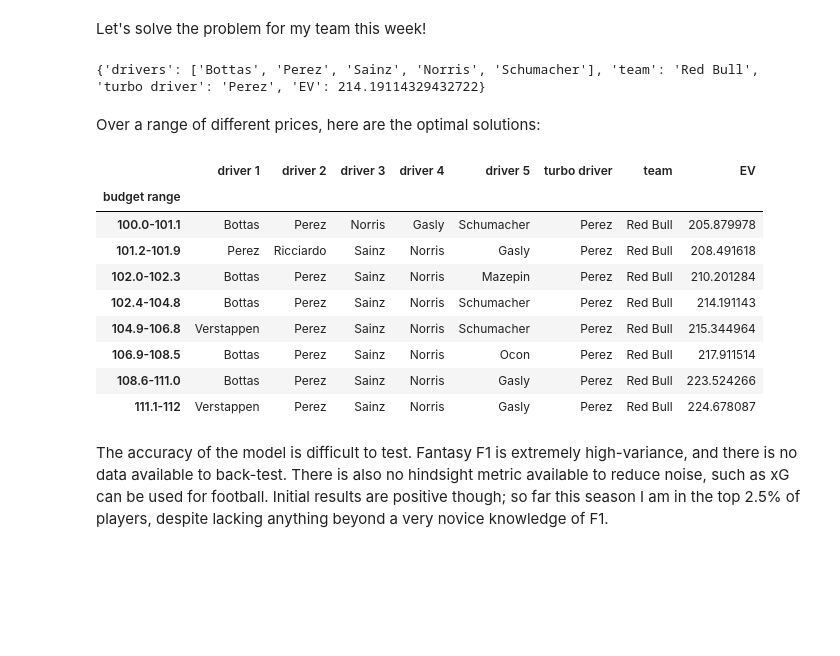
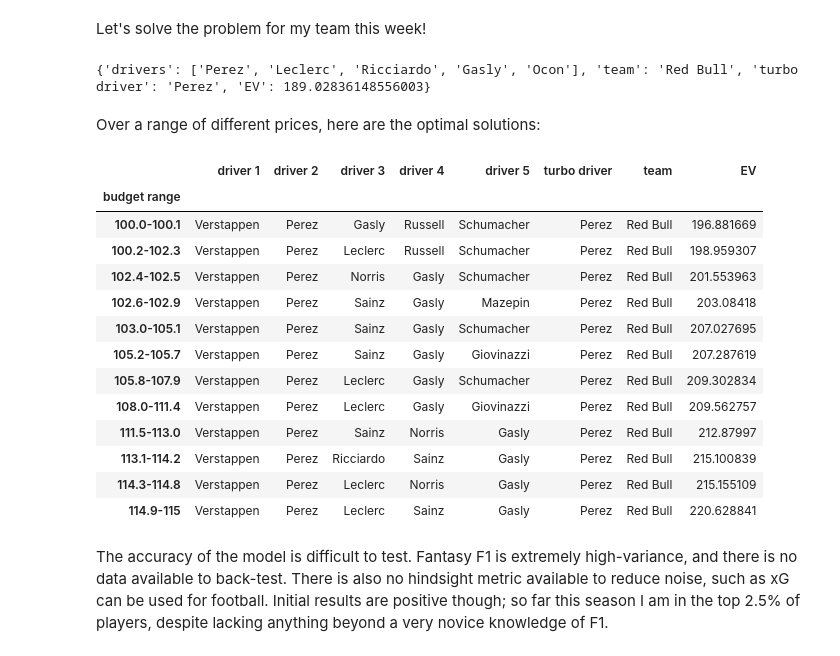
Before and after one commit to harryrgrove/F1_model, a Jupyter notebook: model.ipynb, the cells around one changed output. Saved outputs shown, nothing was run; the diff lists cells and outputs as text; code cells hidden in the pictures; blank space fills up the shorter version.

```diff
--- a/model.ipynb
+++ b/model.ipynb
@@ -614,3 +615,6 @@ race_streak_drivers = ['Bottas', 'Perez', 'Sainz', 'Norris']
+# %%
+q_streak_drivers = ['Perez', 'Norris']
+race_streak_drivers = []
 # %%
 for driver in pos_df.index:
     if driver in q_streak_drivers:
@@ -694,8 +698,8 @@ team_df.sort_values(by='EV', ascending=False)
 # %% [markdown]
 Constructors also get 5 points if both of their drivers get streaks in qualifying and 10 in race. We can work out the probability of this happening with the values from $\texttt{pos_df}$.
 # %%
-q_streak_teams = []
-race_streak_teams = ['Red Bull', 'Mercedes']
+q_streak_teams = ['Red Bull', 'Alphatauri', 'Mercedes']
+race_streak_teams = ['Ferrari']
 # %%
 for team in q_streak_teams:
     drivers = pos_df[pos_df['team']==team].index.tolist()
@@ -728,23 +732,23 @@ Now we move onto the last part of the model - using these EV projections to opti
 To do this, we need to get the prices of each driver and constructor.
 # %%
 driver_prices = {
-    'Hamilton': 33.0,
-    'Verstappen': 25.7,
-    'Perez': 18.3,
-    'Bottas': 23.2,
+    'Hamilton': 32.9,
+    'Verstappen': 25.6,
+    'Perez': 18.5,
+    'Bottas': 23.4,
     'Norris': 14.2,
-    'Leclerc': 17.7,
+    'Leclerc': 17.6,
     'Gasly': 11.9,
     'Ricciardo': 15.8,
-    'Sainz': 14.6,
+    'Sainz': 14.8,
     'Tsunoda': 8.2,
-    'Alonso': 15.1,
-    'Stroll': 13.3,
-    'Vettel': 15.2,
-    'Ocon': 10.2,
+    'Alonso': 15.0,
+    'Stroll': 13.2,
+    'Vettel': 15.1,
+    'Ocon': 10.3,
     'Russell': 6.3,
     'Raikkonen': 9.1,
-    'Giovinazzi': 8.0,
+    'Giovinazzi': 7.9,
     'Latifi': 6.4,
     'Schumacher': 5.7,
     'Mazepin': 5.3,
@@ -752,9 +756,9 @@ driver_prices = {
 
 team_prices = {
     'Mercedes': 37.1,
-    'Red Bull': 26.4,
-    'McLaren': 18.9,
-    'Ferrari': 18.8,
+    'Red Bull': 26.5,
+    'McLaren': 18.7,
+    'Ferrari': 18.9,
     'Alphatauri': 12.6,
     'Aston Martin': 16.4,
     'Alpine': 15.1,
@@ -873,57 +877,61 @@ Let's solve the problem for my team this week!
 # %%
 print(
     solve_team(
-        budget=103.4,
-        owned_drivers=['Verstappen', 'Gasly', 'Norris', 'Leclerc', 'Schumacher'],
-        owned_team='Red Bull',
+        budget=101.2,
+        owned_drivers=['Verstappen', 'Leclerc', 'Norris', 'Ricciardo', 'Ocon'],
+        owned_team='McLaren',
         force_include={'driver': [], 'team': []},
-        force_exclude={'driver': [], 'team': []},
+        force_exclude={'driver': ['Bottas', 'Verstappen'], 'team': []},
         transfers=3
     )
 )
 # %% [output]
-{'drivers': ['Bottas', 'Perez', 'Sainz', 'Norris', 'Schumacher'], 'team': 'Red Bull', 'turbo driver': 'Perez', 'EV': 214.19114329432722}
+{'drivers': ['Perez', 'Leclerc', 'Ricciardo', 'Gasly', 'Ocon'], 'team': 'Red Bull', 'turbo driver': 'Perez', 'EV': 189.02836148556003}
 # %% [markdown]
 Over a range of different prices, here are the optimal solutions:
 # %%
 optimal_teams = {}
 
-min_budget, max_budget = 100, 112
+min_budget, max_budget = 100, 115
 last_team = {}
 b = min_budget
 while b <= max_budget:
     b = round(b, 1)
     team = solve_team(
                 budget=b,
                 owned_drivers=['Verstappen', 'Perez', 'Gasly', 'Norris', 'Schumacher'],
                 owned_team='Red Bull',
                 force_include={'driver': [], 'team': []},
                 force_exclude={'driver': [], 'team': []},
                 transfers=6
                 )
     if team != last_team:
         optimal_teams[b] = team
     last_team = team
     b += 0.1
 
 out_df = pd.DataFrame(optimal_teams).T
 for i in range(5):
     out_df[f'driver {i+1}'] = [d[i] for d in out_df['drivers']]
 out_df.index = [f'{out_df.index[i-1]}-{round(out_df.index[i] - 0.1, 1)}'
                 for i in range(1, len(out_df))] + [f'{out_df.index[-1]}-{max_budget}']
 out_df.index.name = 'budget range'
 out_df.drop('drivers', axis=1)[['driver 1', 'driver 2', 'driver 3', 'driver 4', 'driver 5',
                                 'turbo driver', 'team', 'EV']]
 # %% [output]
 |  | driver 1 | driver 2 | driver 3 | driver 4 | driver 5 | turbo driver | team | EV |
 | budget range |  |  |  |  |  |  |  |  |
-| 100.0-101.1 | Bottas | Perez | Norris | Gasly | Schumacher | Perez | Red Bull | 205.879978 |
-| 101.2-101.9 | Perez | Ricciardo | Sainz | Norris | Gasly | Perez | Red Bull | 208.491618 |
-| 102.0-102.3 | Bottas | Perez | Sainz | Norris | Mazepin | Perez | Red Bull | 210.201284 |
-| 102.4-104.8 | Bottas | Perez | Sainz | Norris | Schumacher | Perez | Red Bull | 214.191143 |
-| 104.9-106.8 | Verstappen | Perez | Sainz | Norris | Schumacher | Perez | Red Bull | 215.344964 |
-| 106.9-108.5 | Bottas | Perez | Sainz | Norris | Ocon | Perez | Red Bull | 217.911514 |
-| 108.6-111.0 | Bottas | Perez | Sainz | Norris | Gasly | Perez | Red Bull | 223.524266 |
-| 111.1-112 | Verstappen | Perez | Sainz | Norris | Gasly | Perez | Red Bull | 224.678087 |
+| 100.0-100.1 | Verstappen | Perez | Gasly | Russell | Schumacher | Perez | Red Bull | 196.881669 |
+| 100.2-102.3 | Verstappen | Perez | Leclerc | Russell | Schumacher | Perez | Red Bull | 198.959307 |
+| 102.4-102.5 | Verstappen | Perez | Norris | Gasly | Schumacher | Perez | Red Bull | 201.553963 |
+| 102.6-102.9 | Verstappen | Perez | Sainz | Gasly | Mazepin | Perez | Red Bull | 203.08418 |
+| 103.0-105.1 | Verstappen | Perez | Sainz | Gasly | Schumacher | Perez | Red Bull | 207.027695 |
+| 105.2-105.7 | Verstappen | Perez | Sainz | Gasly | Giovinazzi | Perez | Red Bull | 207.287619 |
+| 105.8-107.9 | Verstappen | Perez | Leclerc | Gasly | Schumacher | Perez | Red Bull | 209.302834 |
+| 108.0-111.4 | Verstappen | Perez | Leclerc | Gasly | Giovinazzi | Perez | Red Bull | 209.562757 |
+| 111.5-113.0 | Verstappen | Perez | Sainz | Norris | Gasly | Perez | Red Bull | 212.87997 |
+| 113.1-114.2 | Verstappen | Perez | Ricciardo | Sainz | Gasly | Perez | Red Bull | 215.100839 |
+| 114.3-114.8 | Verstappen | Perez | Leclerc | Norris | Gasly | Perez | Red Bull | 215.155109 |
+| 114.9-115 | Verstappen | Perez | Leclerc | Sainz | Gasly | Perez | Red Bull | 220.628841 |
 # %% [markdown]
 The accuracy of the model is difficult to test. Fantasy F1 is extremely high-variance, and there is no data available to back-test. There is also no hindsight metric available to reduce noise, such as xG can be used for football. Initial results are positive though; so far this season I am in the top 2.5% of players, despite lacking anything beyond a very novice knowledge of F1.
```
Also changed, not shown: parts of 17 cells of this notebook, 1 other file.
